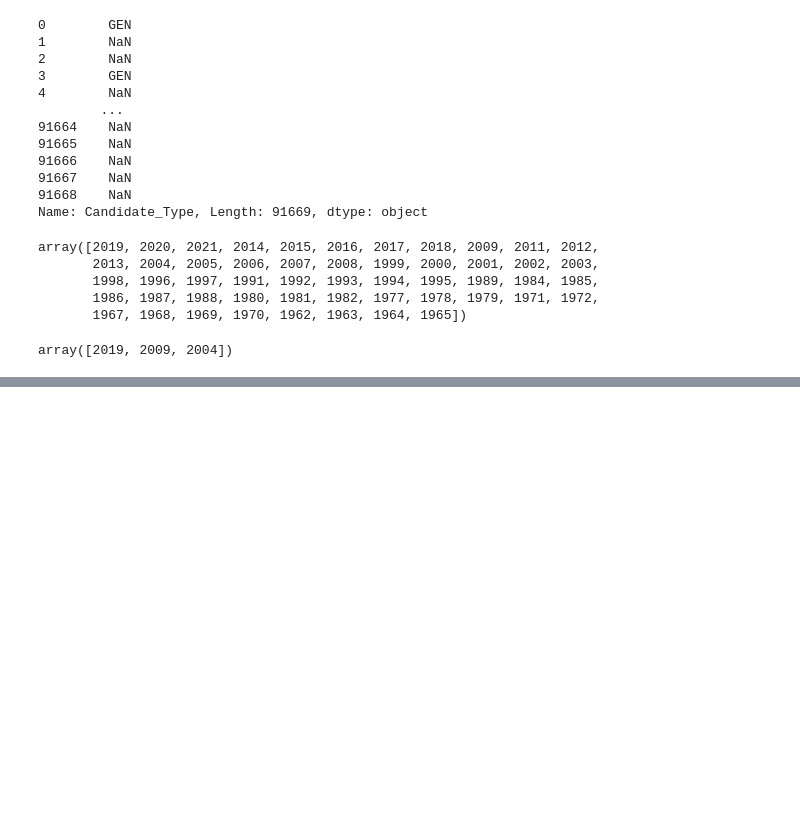
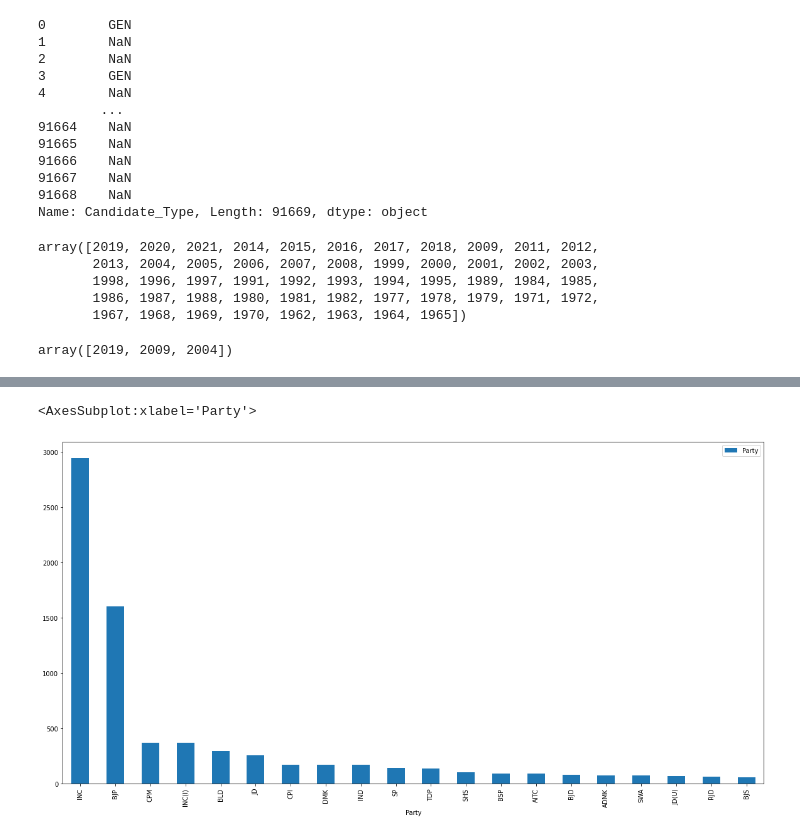
Before and after one commit to YUG-DEDHIA/Precog---Elections-2024-Recruitment-Task, a Jupyter notebook: Elections/preprocessing.ipynb, the cells around one changed output, grey strips where cells are left out. Saved outputs shown, nothing was run; the diff lists cells and outputs as text; code cells hidden in the pictures; blank space fills up the shorter version.

```diff
--- a/Elections/preprocessing.ipynb
+++ b/Elections/preprocessing.ipynb
@@ -99,0 +118,10 @@ plt.show()
+# %%
+first_position=df.loc[(df['Position']==1)]
+first_position_party=first_position.groupby(['Party'])['Party'].count().sort_values(ascending=False)
+first_position_party=first_position_party.to_frame()
+#print only top 20 parties
+x=first_position_party.head(20)
+x.plot(kind='bar',figsize=(20,10))
+# %% [output]
+<AxesSubplot:xlabel='Party'>
+[figure, added]
```
Also changed, not shown: parts of 10 cells of this notebook.
